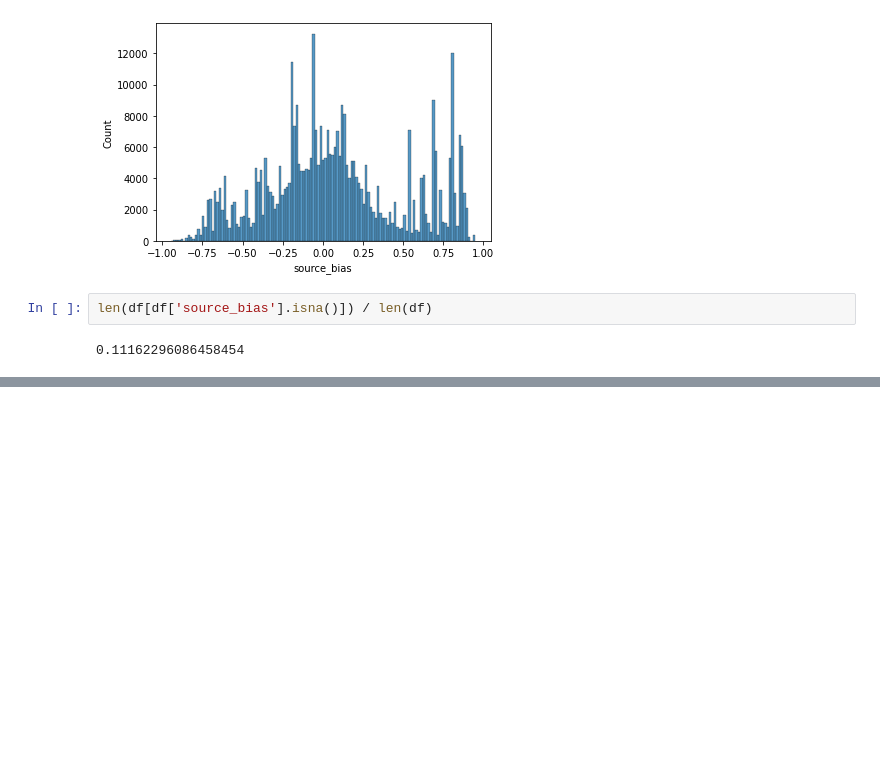
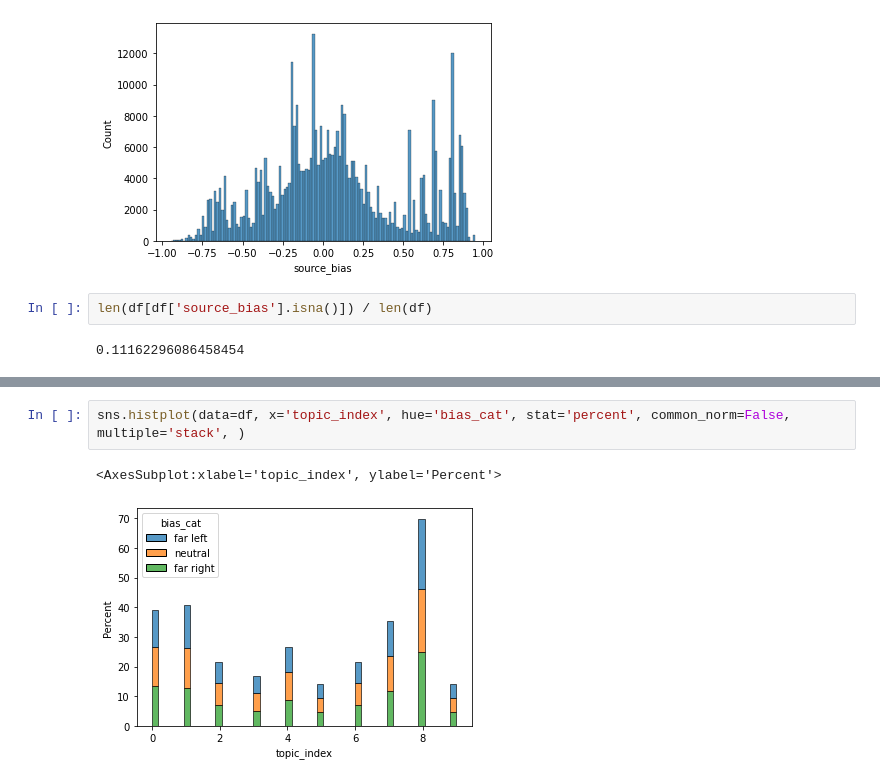
Before and after one commit to epfl-ada/ada-2021-project-date-a-data, a Jupyter notebook: Milestone3/media_bias.ipynb, the cells around one changed output, grey strips where cells are left out. Drawn from its saved outputs; the diff is of its cells as text; blank space fills up the shorter version.

```diff
--- a/Milestone3/media_bias.ipynb
+++ b/Milestone3/media_bias.ipynb
@@ -161,0 +193,5 @@ len(df[df['source_bias'].isna()]) / len(df)
+# %%
+sns.histplot(data=df, x='topic_index', hue='bias_cat', stat='percent', common_norm=False, multiple='stack', )
+# %% [output]
+<AxesSubplot:xlabel='topic_index', ylabel='Percent'>
+[figure, added]
```
Also changed, not shown: parts of 6 cells of this notebook.
